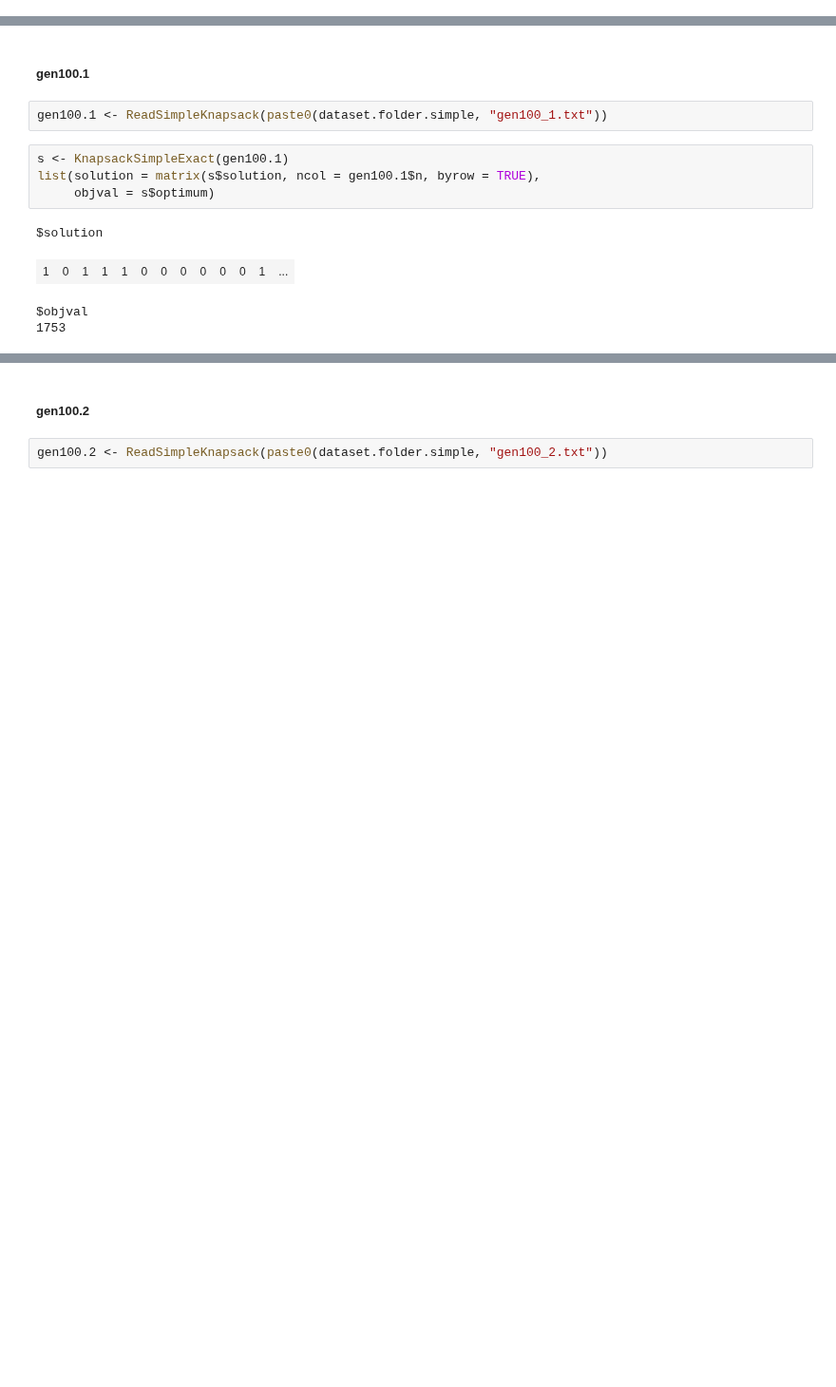
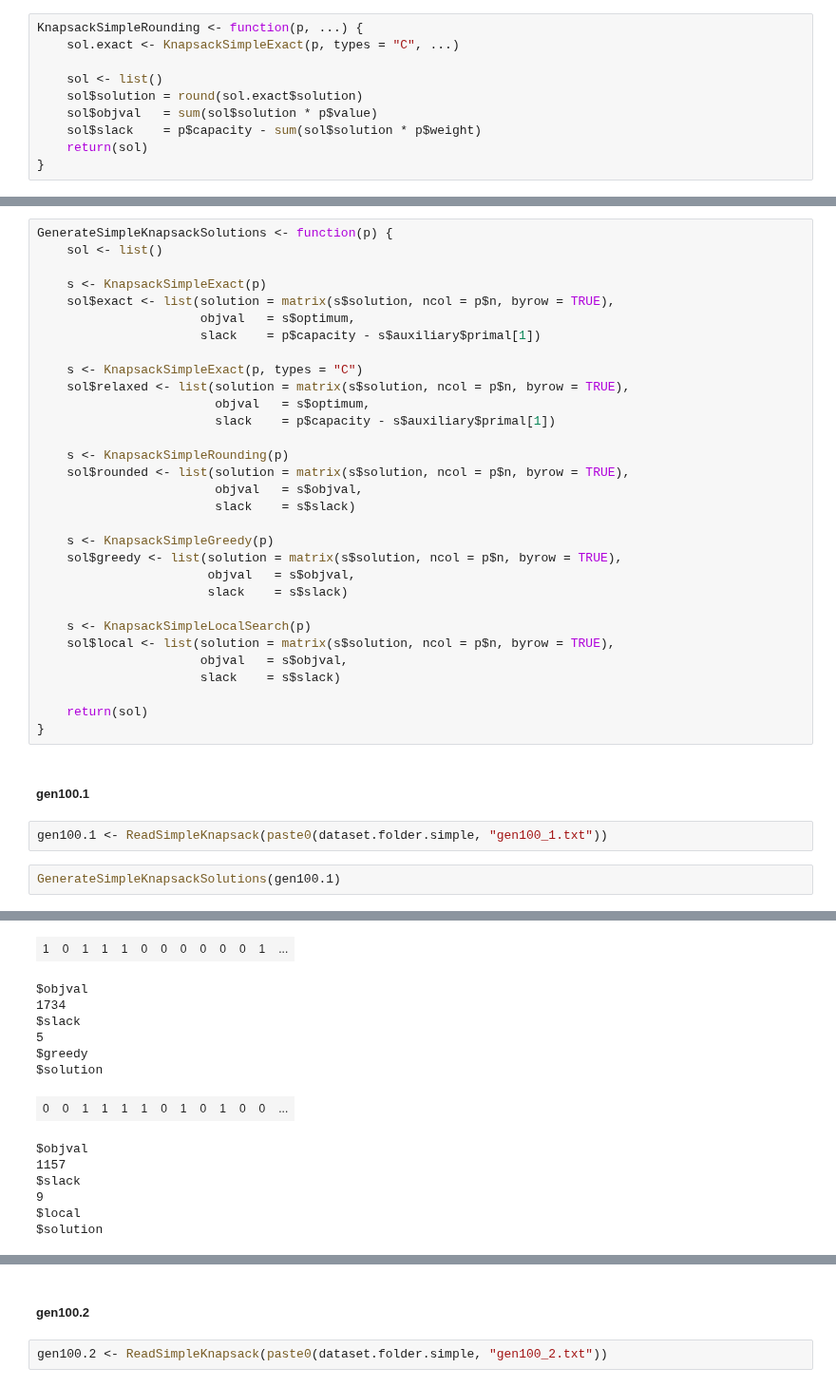
Before and after one commit to garciparedes/integer-programming-heuristics, a Jupyter notebook: integer-programming-knapsack-heuristics.ipynb, the cells around one changed output, grey strips where cells are left out. Shown at 95% size. Saved outputs shown, nothing was run; the diff lists cells and outputs as text; blank space fills up the shorter version.

Commit message:
Done with knapsack simple

```diff
--- a/integer-programming-knapsack-heuristics.ipynb
+++ b/integer-programming-knapsack-heuristics.ipynb
@@ -142,0 +139,10 @@ KnapsackSimpleGreedy <- function(p, ...) {
+# %%
+KnapsackSimpleRounding <- function(p, ...) {
+    sol.exact <- KnapsackSimpleExact(p, types = "C", ...)
+
+    sol <- list()
+    sol$solution = round(sol.exact$solution)
+    sol$objval   = sum(sol$solution * p$value)
+    sol$slack    = p$capacity - sum(sol$solution * p$weight)
+    return(sol)
+}
@@ -143,15 +205,40 @@ KnapsackSimpleGreedy <- function(p, ...) {
 # %% [markdown]
 ### Ejemplos
+# %%
+GenerateSimpleKnapsackSolutions <- function(p) {
+    sol <- list()
+
+    s <- KnapsackSimpleExact(p)
+    sol$exact <- list(solution = matrix(s$solution, ncol = p$n, byrow = TRUE),
+                      objval   = s$optimum,
+                      slack    = p$capacity - s$auxiliary$primal[1])
+
+    s <- KnapsackSimpleExact(p, types = "C")
+    sol$relaxed <- list(solution = matrix(s$solution, ncol = p$n, byrow = TRUE),
+                        objval   = s$optimum,
+                        slack    = p$capacity - s$auxiliary$primal[1])
+
+    s <- KnapsackSimpleRounding(p)
+    sol$rounded <- list(solution = matrix(s$solution, ncol = p$n, byrow = TRUE),
+                        objval   = s$objval,
+                        slack    = s$slack)
+
+    s <- KnapsackSimpleGreedy(p)
+    sol$greedy <- list(solution = matrix(s$solution, ncol = p$n, byrow = TRUE),
+                       objval   = s$objval,
+                       slack    = s$slack)
+
+    s <- KnapsackSimpleLocalSearch(p)
+    sol$local <- list(solution = matrix(s$solution, ncol = p$n, byrow = TRUE),
+                      objval   = s$objval,
+                      slack    = s$slack)
+
+    return(sol)
+}
 # %% [markdown]
 ##### gen100.1
 # %%
 gen100.1 <- ReadSimpleKnapsack(paste0(dataset.folder.simple, "gen100_1.txt"))
-# %%
-s <- KnapsackSimpleExact(gen100.1)
-list(solution = matrix(s$solution, ncol = gen100.1$n, byrow = TRUE),
-     objval = s$optimum)
-# %% [output]
-$solution
-| 1 | 0 | 1 | 1 | 1 | 0 | 0 | 0 | 0 | 0 | 0 | 1 | ... |
-$objval
-1753
+# %%
+GenerateSimpleKnapsackSolutions(gen100.1)
+# %% [output]
@@ -157,0 +261,14 @@ $objval
+| 1 | 0 | 1 | 1 | 1 | 0 | 0 | 0 | 0 | 0 | 0 | 1 | ... |
+$objval
+1734
+$slack
+5
+$greedy
+$solution
+| 0 | 0 | 1 | 1 | 1 | 1 | 0 | 1 | 0 | 1 | 0 | 0 | ... |
+$objval
+1157
+$slack
+9
+$local
+$solution
```
Also changed, not shown: parts of 48 cells of this notebook.
